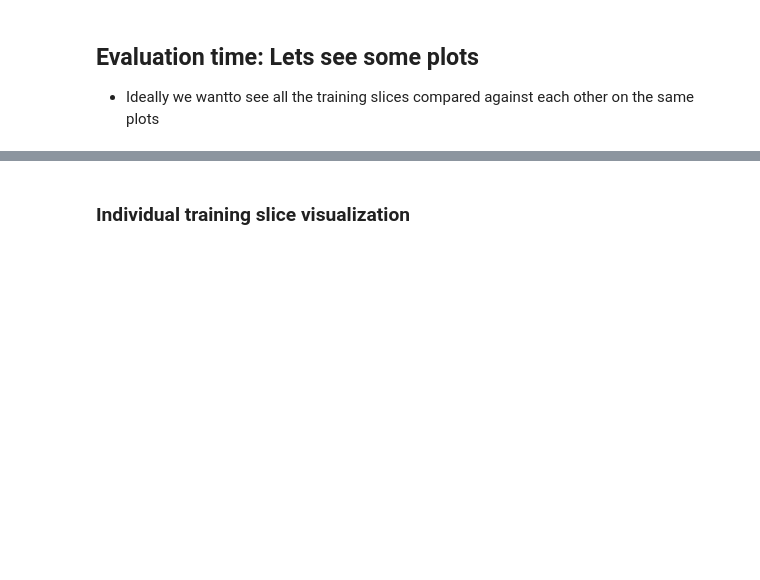
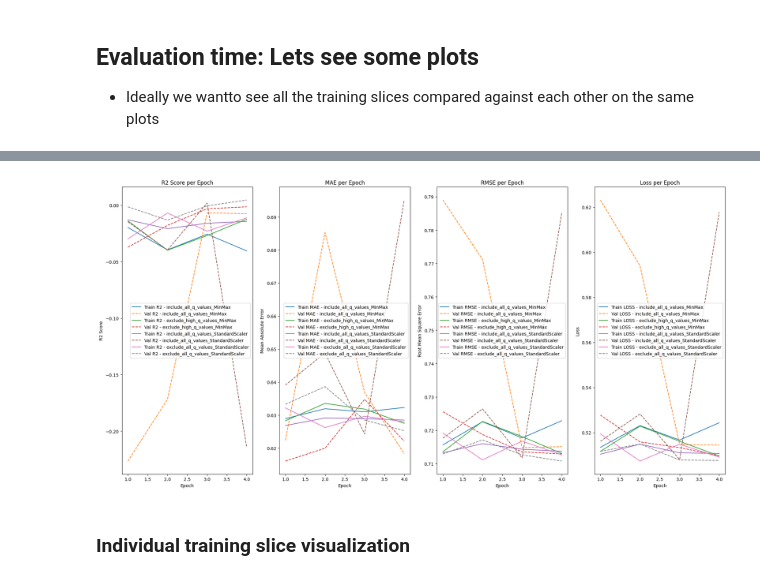
Before and after one commit to eitanzeev/-_bio_challenge, a Jupyter notebook: a_alpha_data_exploration.ipynb, the cells around one changed output, grey strips where cells are left out. Cells and saved outputs as stored; diff of their text form; code cells hidden in the pictures; blank space fills up the shorter version.

```diff
--- a/a_alpha_data_exploration.ipynb
+++ b/a_alpha_data_exploration.ipynb
@@ -521,5 +591,6 @@ for k,v in training_data_slices.items():
 # %%
-for i, (sequences, aa_features, labels) in enumerate(train_loader):
+sample_dataset = segmented_datasets_for_training['include_all_q_values_MinMax']['train_loader']
+for i, (sequences, aa_features, labels) in enumerate(sample_dataset):
     print(f"Batch {i+1}")
     print("Sequences Shape:", sequences.shape)
     print("Features Shape:", aa_features.shape)
@@ -531,3 +602,5 @@ for i, (sequences, aa_features, labels) in enumerate(train_loader):
 
     if i == 0:  # Limit to printing details for the first two batches only
         break
+
+encoded_sequence_length = sequences.shape[1]
@@ -840,30 +1167,32 @@ for pos, items in enumerate(training_data_slices.items()):
 # %%
 # Number of epochs should be consistent across all slices if your training regimen does not change
 epochs = range(1, num_epochs + 1)
 
 # Create a separate figure for each metric to compare across slices
 metrics = ['r2', 'mae', 'rmse', 'loss']
 titles = ['R2 Score per Epoch', 'MAE per Epoch', 'RMSE per Epoch', 'Loss per Epoch']
 y_labels = ['R2 Score', 'Mean Absolute Error', 'Root Mean Square Error', 'Loss']
 
-plt.figure(figsize=(20, 5))  # Adjust the figure size based on your display/requirements
+plt.figure(figsize=(20, 10))  # Adjust the figure size based on your display/requirements
 
 for i, metric in enumerate(metrics):
     plt.subplot(1, 4, i + 1) # 4 subplots for 4 metrics
 
-    for slice_key, history in overall_history_all_training_slices.items():
+    for slice_key, history in history_across_all_training_slices.items():
         train_metric = history[f'train_{metric}']
         val_metric = history[f'val_{metric}']
         plt.plot(epochs, train_metric, label=f'Train {metric.upper()} - {slice_key}')
         plt.plot(epochs, val_metric, label=f'Val {metric.upper()} - {slice_key}', linestyle='--')
 
     plt.title(titles[i])
     plt.xlabel('Epoch')
     plt.ylabel(y_labels[i])
     plt.legend(loc='best')  # dynamically adjust the legend location
 
 plt.tight_layout()
 plt.show()
+# %% [output]
+[figure, added]
 # %% [markdown]
 ### Individual training slice visualization
 # %%
```
Also changed, not shown: parts of 23 cells of this notebook.
